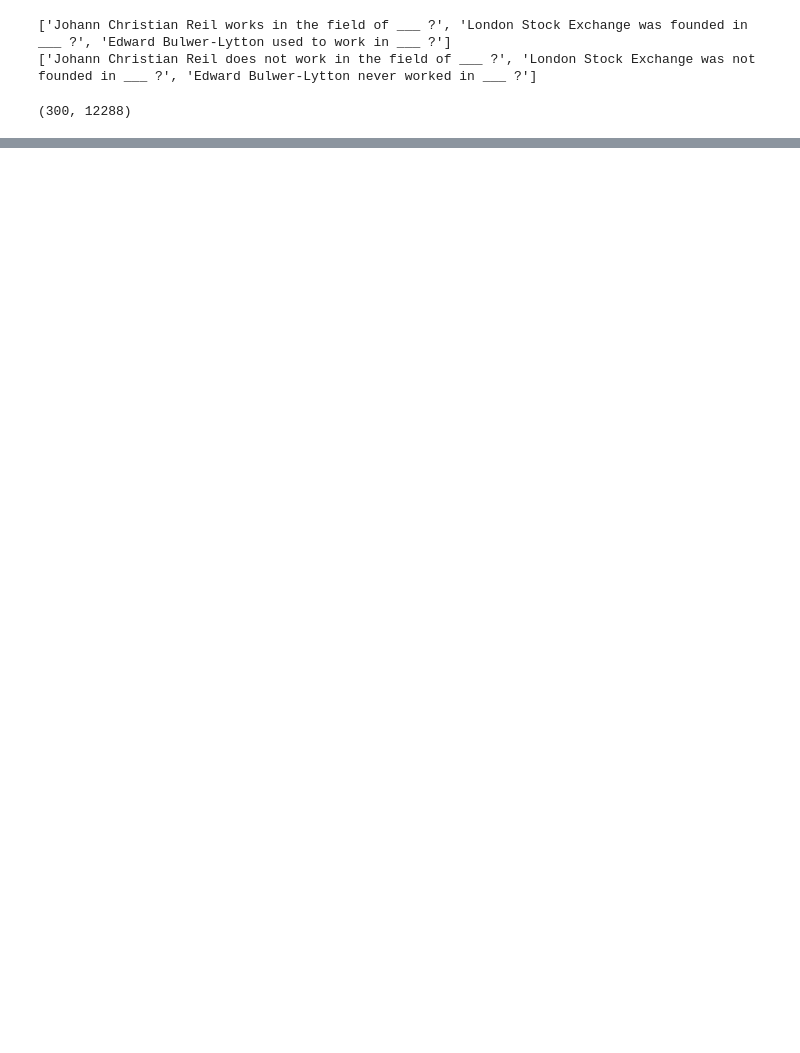
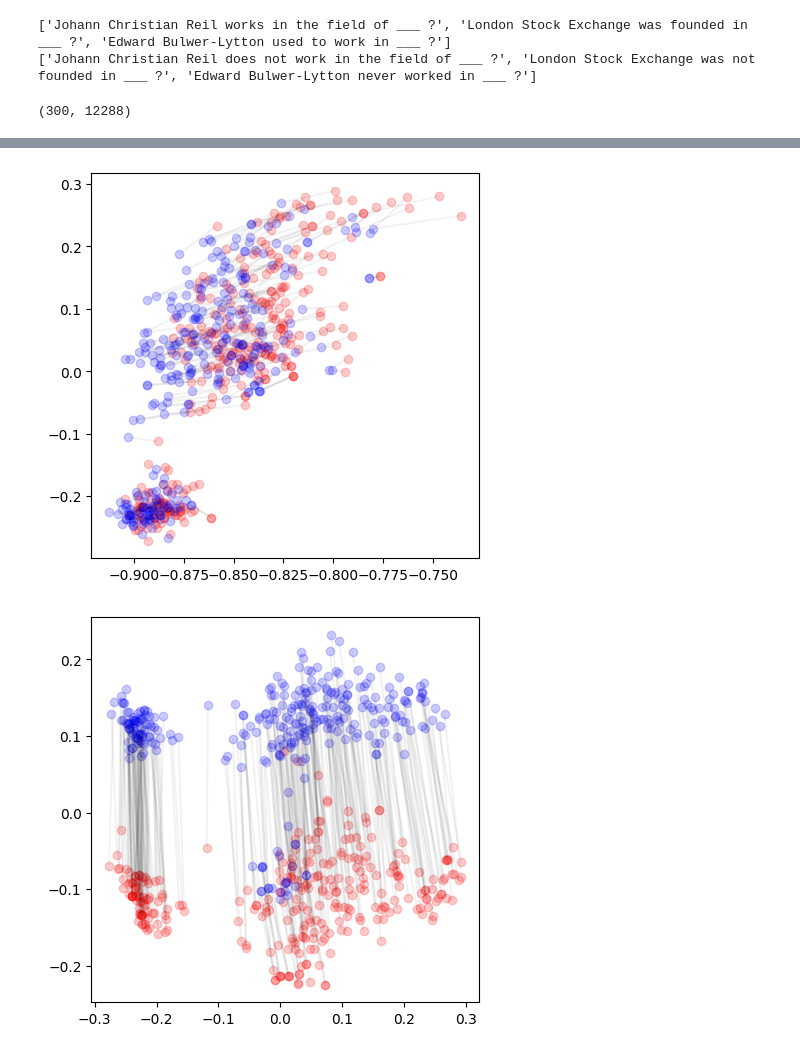
Before and after one commit to yuhui-zh15/InverseScaling, a Jupyter notebook: eval_pipeline/analyze_embedding_space.ipynb, the cells around one changed output, grey strips where cells are left out. Cells and saved outputs as stored; diff of their text form; code cells hidden in the pictures; blank space fills up the shorter version.

```diff
--- a/eval_pipeline/analyze_embedding_space.ipynb
+++ b/eval_pipeline/analyze_embedding_space.ipynb
@@ -40,0 +50,5 @@ embeddings["davinci"][0].shape
+# %%
+reduce_and_visualize(embeddings["curie"][0], embeddings["curie"][1], connection=True)
+# %% [output]
+[figure, added]
+[figure, added]
```
Also changed, not shown: parts of 5 cells of this notebook, 1 other file.
